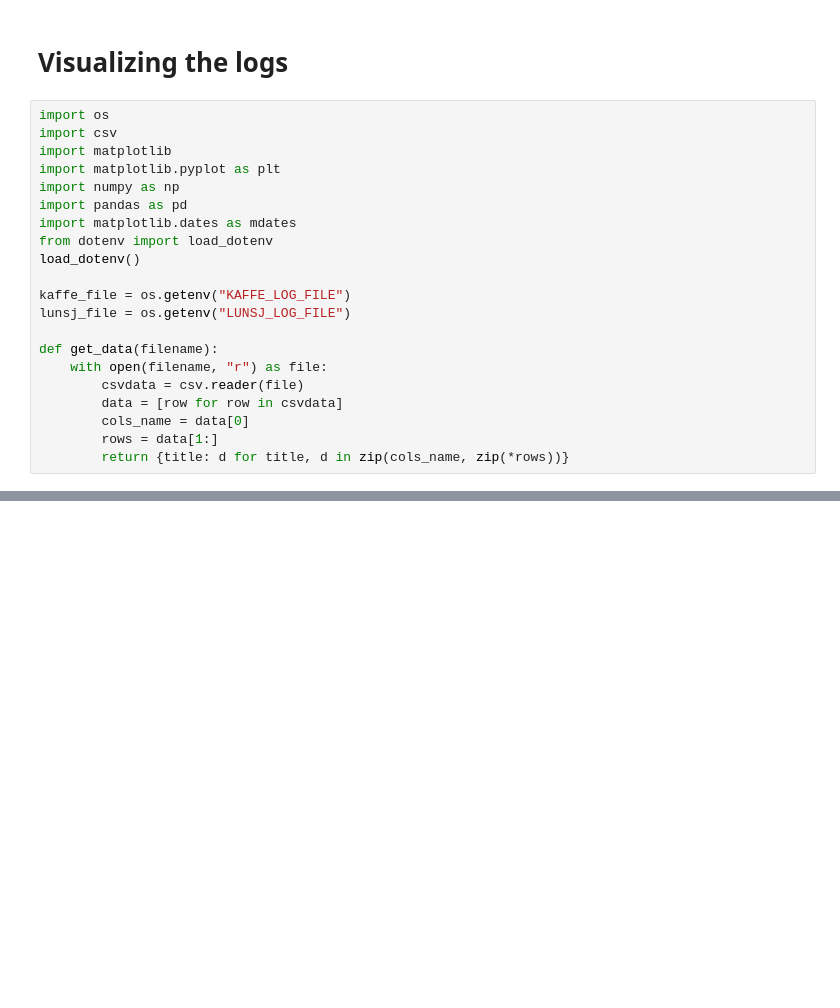
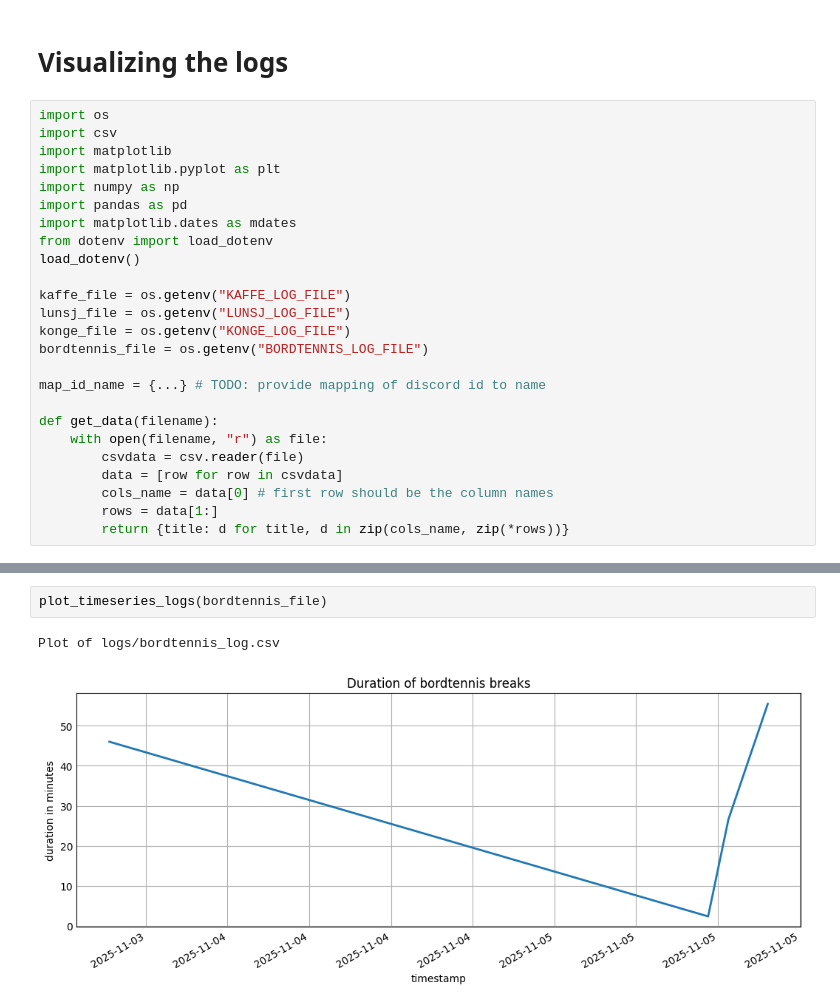
Before and after one commit to synneremmen/ml-bot, a Jupyter notebook: visualize.ipynb, the cells around one changed output, grey strips where cells are left out. Cells and saved outputs as stored; diff of their text form; blank space fills up the shorter version.

```diff
--- a/visualize.ipynb
+++ b/visualize.ipynb
@@ -13,12 +13,16 @@ load_dotenv()
 
 kaffe_file = os.getenv("KAFFE_LOG_FILE")
 lunsj_file = os.getenv("LUNSJ_LOG_FILE")
+konge_file = os.getenv("KONGE_LOG_FILE")
+bordtennis_file = os.getenv("BORDTENNIS_LOG_FILE")
+
+map_id_name = {...} # TODO: provide mapping of discord id to name
 
 def get_data(filename):
     with open(filename, "r") as file:
         csvdata = csv.reader(file)
         data = [row for row in csvdata]
-        cols_name = data[0]
+        cols_name = data[0] # first row should be the column names
         rows = data[1:]
         return {title: d for title, d in zip(cols_name, zip(*rows))}
 # %%
@@ -51,0 +90,5 @@ plot_logs(lunsj_file)
+# %%
+plot_timeseries_logs(bordtennis_file)
+# %% [output]
+Plot of logs/bordtennis_log.csv
+[figure, added]
```
Also changed, not shown: parts of 3 cells of this notebook.
